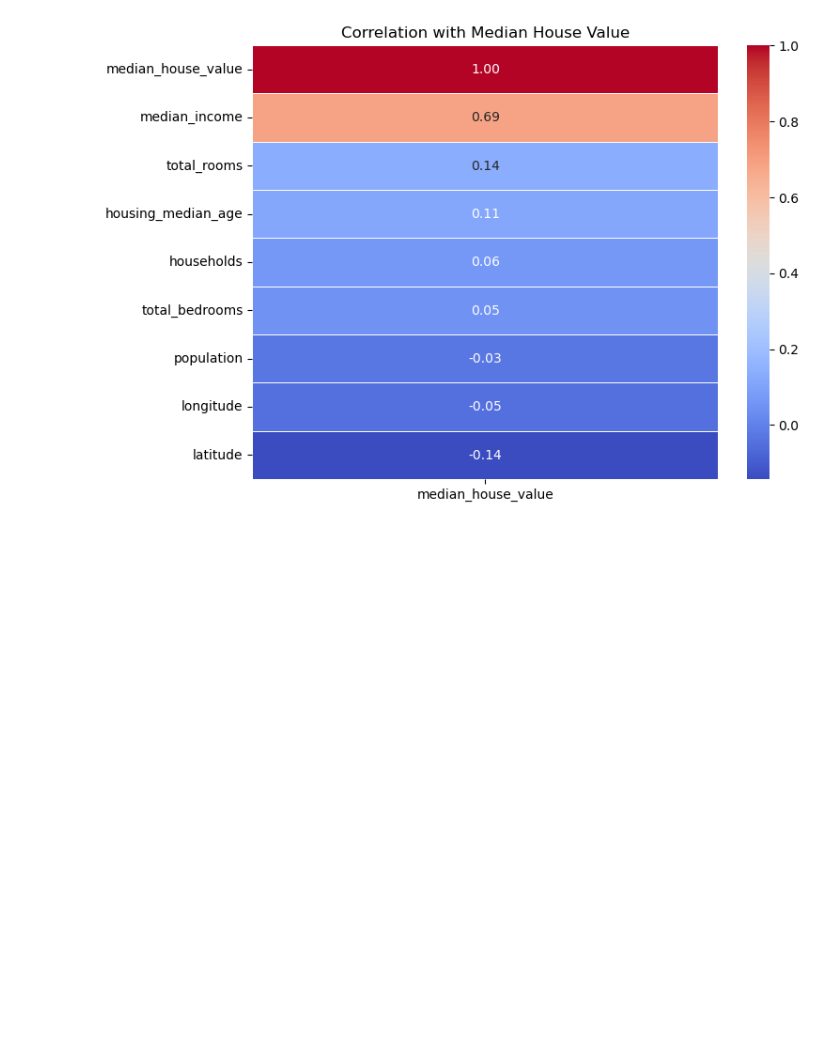
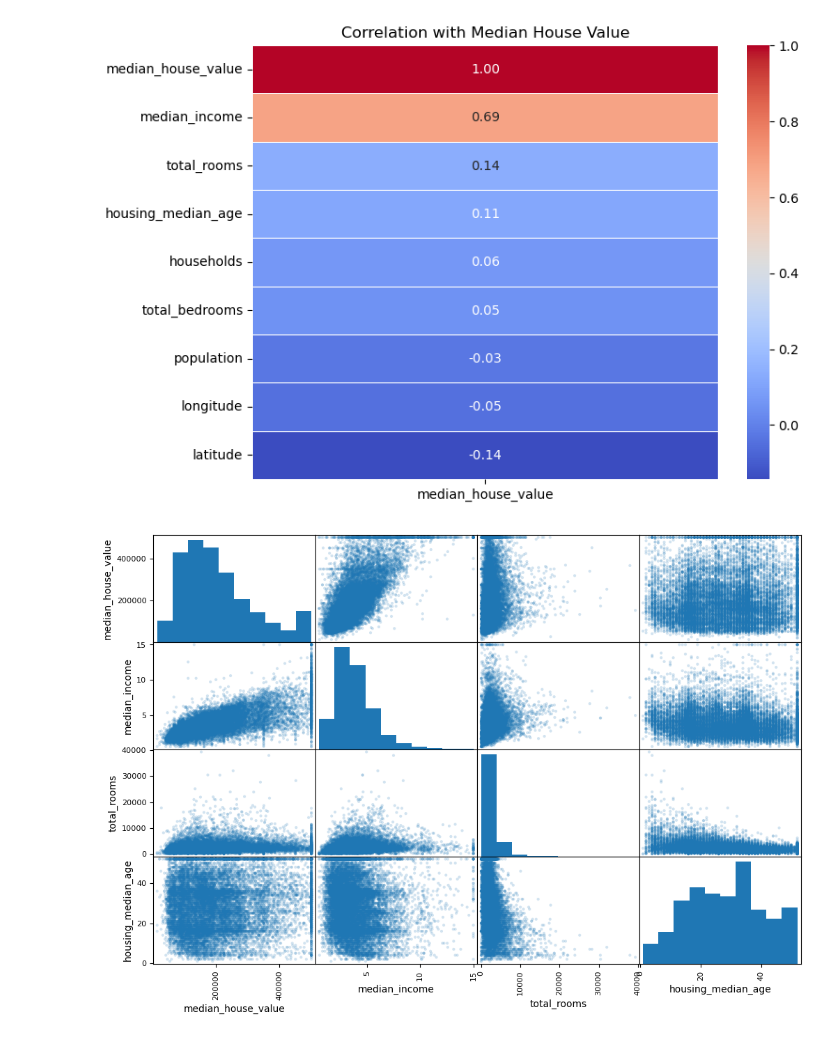
Before and after one commit to Aditya-Dalania/california-hosuing, a Jupyter notebook: california_Housing.ipynb, the cells around one changed output. Drawn from its saved outputs; the diff is of its cells as text; code cells hidden in the pictures; blank space fills up the shorter version.

```diff
--- a/california_Housing.ipynb
+++ b/california_Housing.ipynb
@@ -289,3 +289,16 @@ plt.title("Correlation with Median House Value")
 plt.show()
 # %% [output]
 [figure]
+# %%
+from pandas.plotting import scatter_matrix
+import matplotlib.pyplot as plt
+
+# Selecting relevant numerical features
+selected_features = ["median_house_value", "median_income", "total_rooms", "housing_median_age"]
+
+# Plot scatter matrix
+scatter_matrix(housing_train_set[selected_features], figsize=(12, 8), alpha=0.2, diagonal="hist")
+
+plt.show()
+# %% [output]
+[figure, added]
```
